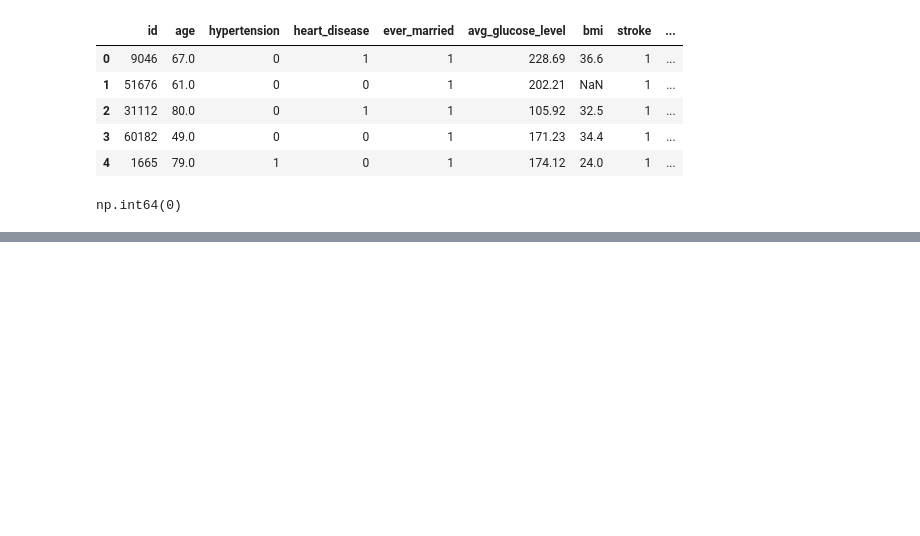
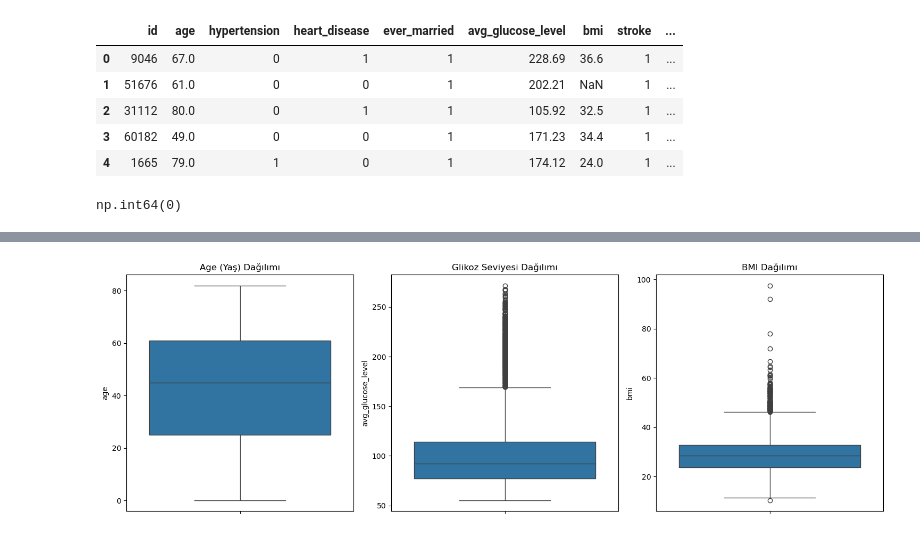
Before and after one commit to talhadmrl/Daily-Notebooks, a Jupyter notebook: 6-classification_w_stroke.ipynb, the cells around one changed output, grey strips where cells are left out. Cells and saved outputs as stored; diff of their text form; code cells hidden in the pictures; blank space fills up the shorter version.

```diff
--- a/6-classification_w_stroke.ipynb
+++ b/6-classification_w_stroke.ipynb
@@ -135,0 +147,23 @@ np.int64(0)
+# %%
+# Figür boyutunu ayarla
+plt.figure(figsize=(15, 5))
+
+# 1. Grafik: Age
+plt.subplot(1, 3, 1)
+sns.boxplot(y=df['age'])
+plt.title('Age (Yaş) Dağılımı')
+
+# 2. Grafik: Avg Glucose Level
+plt.subplot(1, 3, 2)
+sns.boxplot(y=df['avg_glucose_level'])
+plt.title('Glikoz Seviyesi Dağılımı')
+
+# 3. Grafik: BMI
+plt.subplot(1, 3, 3)
+sns.boxplot(y=df['bmi'])
+plt.title('BMI Dağılımı')
+
+plt.tight_layout()
+plt.show()
+# %% [output]
+[figure, added]
```
Also changed, not shown: parts of 14 cells of this notebook.
